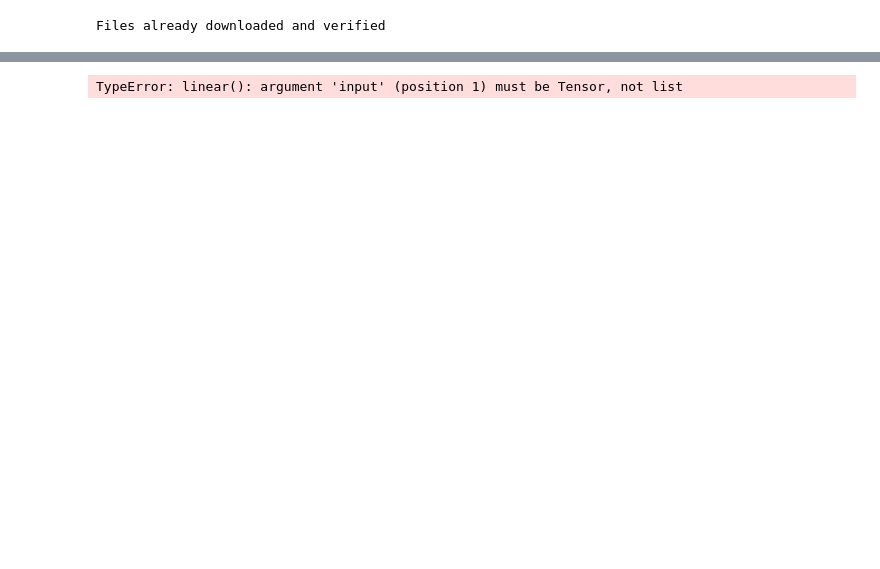
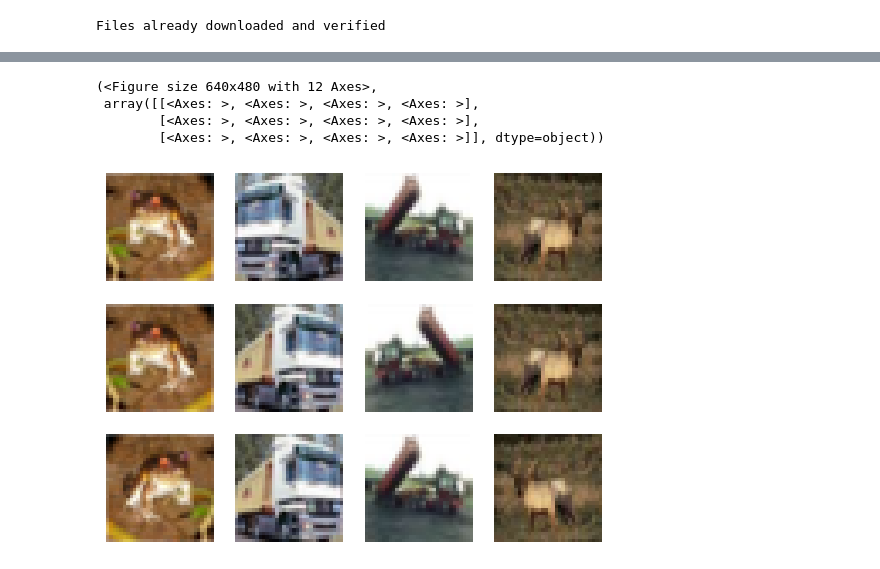
Before and after one commit to guanming-zhang/sslpnm, a Jupyter notebook: notebook.ipynb, the cells around one changed output, grey strips where cells are left out. Saved outputs shown, nothing was run; the diff lists cells and outputs as text; code cells hidden in the pictures; blank space fills up the shorter version.

```diff
--- a/notebook.ipynb
+++ b/notebook.ipynb
@@ -119,7 +119,12 @@ torch.Size([12, 3, 96, 96])
 # %%
-import torch.nn as nn
-m = nn.Linear(20, 30)
-input = [torch.randn(128, 20),torch.randn(128, 20)]
-m(input)
+xx = torch.cat(x,dim=0)
+imgs = []
+for i in range(12):
+    imgs.append(xx[i,:,:])
+show_images(imgs,3,4)
 # %% [output]
-TypeError: linear(): argument 'input' (position 1) must be Tensor, not list
+(<Figure size 640x480 with 12 Axes>,
+ array([[<Axes: >, <Axes: >, <Axes: >, <Axes: >],
+        [<Axes: >, <Axes: >, <Axes: >, <Axes: >],
+        [<Axes: >, <Axes: >, <Axes: >, <Axes: >]], dtype=object))
+[figure, added]
```
Also changed, not shown: parts of 7 cells of this notebook.
